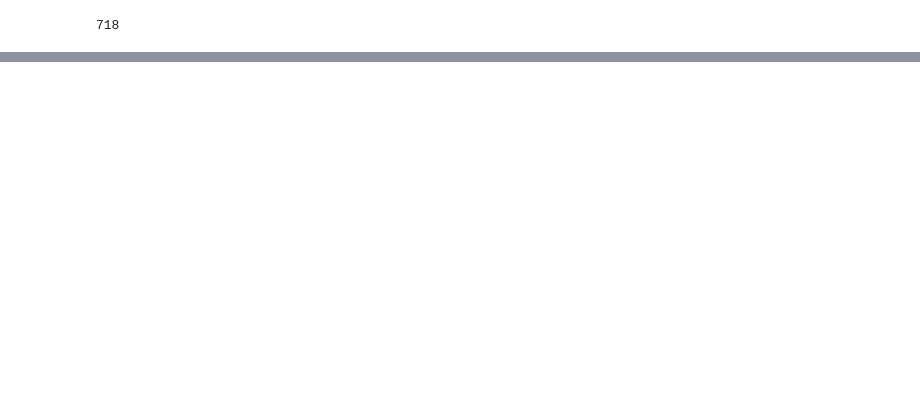
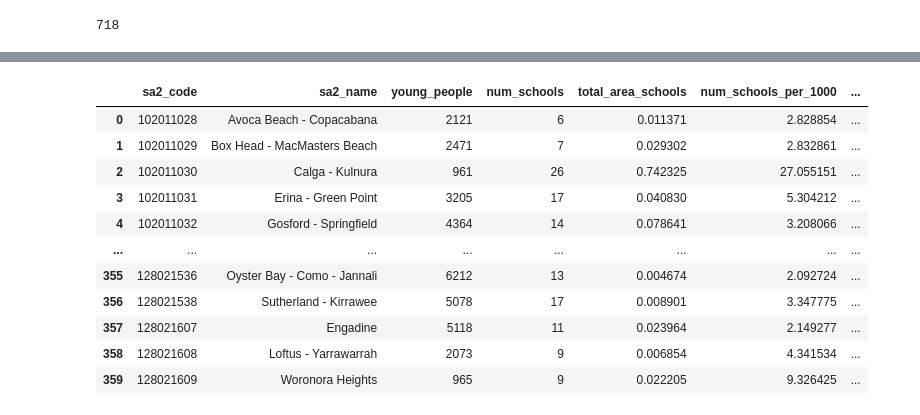
Before and after one commit to horeilly2021/Sydney-Analysis-Python-SQL, a Jupyter notebook: CodeCleaning.ipynb, the cells around one changed output, grey strips where cells are left out. Saved outputs shown, nothing was run; the diff lists cells and outputs as text; code cells hidden in the pictures; blank space fills up the shorter version.

```diff
--- a/CodeCleaning.ipynb
+++ b/CodeCleaning.ipynb
@@ -405,0 +385,16 @@ query(conn, sql)
+# %%
+"""
+Math functions
+"""
+
+def find_z_scores(array):
+    mean = np.mean(array)
+    std_dev = np.std(array)
+    z_scores = (array - mean) / std_dev
+    return z_scores
+
+def per_thousand(num, num_people):
+    return (num / num_people) * 1000
+
+def sigmoid(x):
+    return 1 / (1 + np.exp(-x))
@@ -405,0 +548,73 @@ query(conn, sql)
+# %%
+"""
+School catchments areas per 1000 ’young people’
+"""
+
+sql_pop = """
+SELECT
+    sa2_code,
+    sa2_name,
+    "0-4_people" + "5-9_people" + "10-14_people" + "15-19_people" AS "young_people",
+    total_people
+FROM
+    population
+WHERE
+    total_people >= 100;
+"""
+
+sql_school = """
+SELECT
+    CAST(sa2.sa2_code AS INTEGER) AS sa2_code,
+    sa2.sa2_name,
+    COUNT(school.use_id) AS num_schools,
+    SUM(ST_Area(school.geom)) AS total_area_schools
+FROM
+    sa2
+LEFT JOIN
+    school ON ST_Intersects(sa2.geom, school.geom)
+GROUP BY
+    sa2.sa2_code,
+    sa2.sa2_name
+ORDER BY
+    num_schools DESC,
+    sa2.sa2_code ASC;
+"""
+
+pop = query(conn, sql_pop)
+sch = query(conn, sql_school)
+
+num_schools_sa2_full = pd.merge(pop, sch, on='sa2_code', how='left')
+num_schools_sa2_full = num_schools_sa2_full.drop(columns=['sa2_name_y', 'total_people'])
+num_schools_sa2_full = num_schools_sa2_full.rename(columns={'sa2_name_x': 'sa2_name'})
+
+area = num_schools_sa2_full['total_area_schools']
+num_ppl = num_schools_sa2_full['young_people']
+num_sch = num_schools_sa2_full['num_schools']
+
+# catch_area_per_1000 = area_per_thousand(area, num_ppl)
+# num_schools_sa2_full['catch_area_per_1000'] = catch_area_per_1000
+
+num_per_1000 = per_thousand(num_sch, num_ppl)
+num_schools_sa2_full['num_schools_per_1000'] = num_per_1000
+
+catch_area_per_1000_array = num_schools_sa2_full['num_schools_per_1000'].values
+
+z_scores_schools = find_z_scores(catch_area_per_1000_array)
+num_schools_sa2_full['z_scores_schools'] = z_scores_schools
+
+num_schools_sa2 = num_schools_sa2_full.drop(columns=['young_people', 'total_area_schools', 'num_schools_per_1000'])
+num_schools_sa2_full
+# num_schools_sa2
+# %% [output]
+|  | sa2_code | sa2_name | young_people | num_schools | total_area_schools | num_schools_per_1000 | ... |
+| 0 | 102011028 | Avoca Beach - Copacabana | 2121 | 6 | 0.011371 | 2.828854 | ... |
+| 1 | 102011029 | Box Head - MacMasters Beach | 2471 | 7 | 0.029302 | 2.832861 | ... |
+| 2 | 102011030 | Calga - Kulnura | 961 | 26 | 0.742325 | 27.055151 | ... |
+| 3 | 102011031 | Erina - Green Point | 3205 | 17 | 0.040830 | 5.304212 | ... |
+| 4 | 102011032 | Gosford - Springfield | 4364 | 14 | 0.078641 | 3.208066 | ... |
+| ... | ... | ... | ... | ... | ... | ... | ... |
+| 355 | 128021536 | Oyster Bay - Como - Jannali | 6212 | 13 | 0.004674 | 2.092724 | ... |
+| 356 | 128021538 | Sutherland - Kirrawee | 5078 | 17 | 0.008901 | 3.347775 | ... |
+| 357 | 128021607 | Engadine | 5118 | 11 | 0.023964 | 2.149277 | ... |
+| 358 | 128021608 | Loftus - Yarrawarrah | 2073 | 9 | 0.006854 | 4.341534 | ... |
+| 359 | 128021609 | Woronora Heights | 965 | 9 | 0.022205 | 9.326425 | ... |
```
Also changed, not shown: parts of 11 cells of this notebook.
